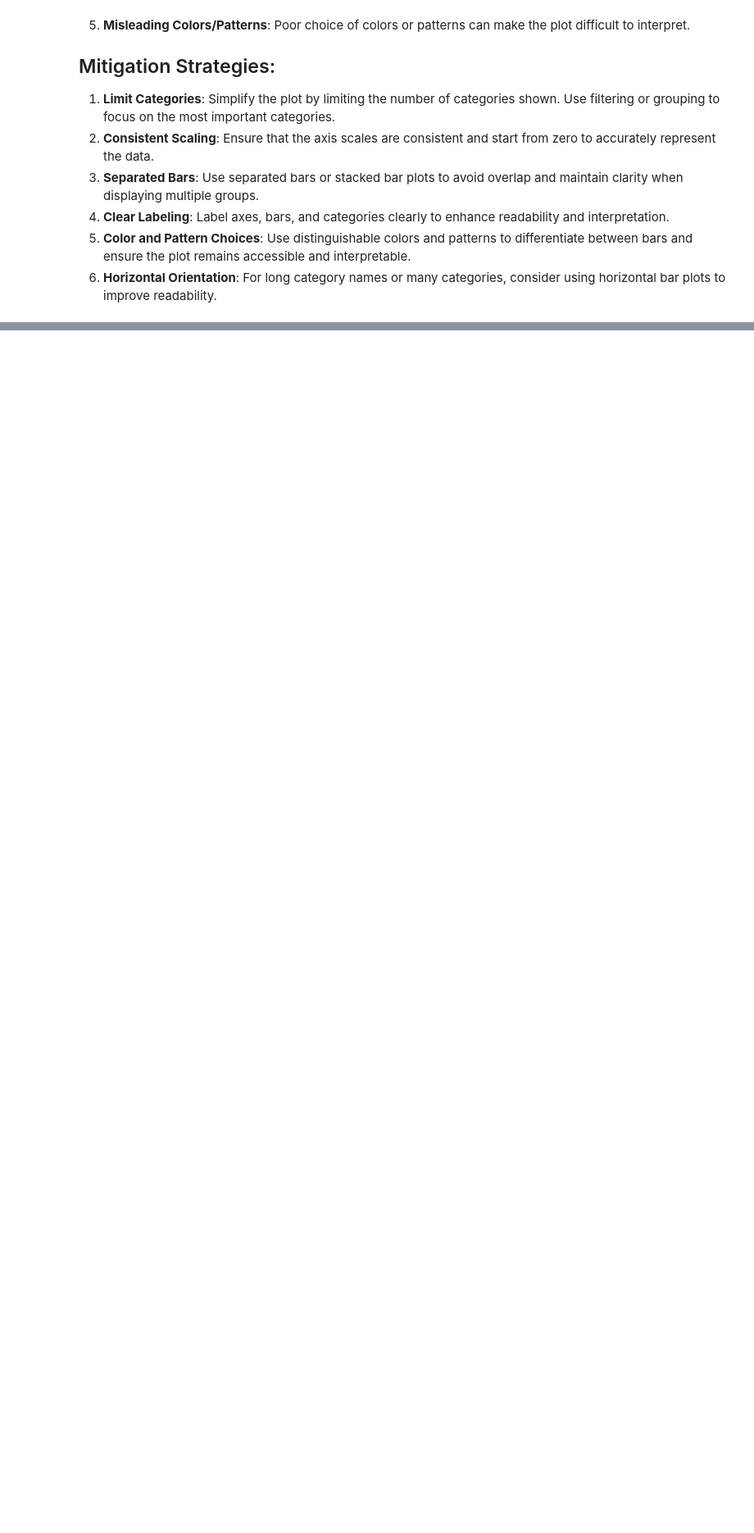
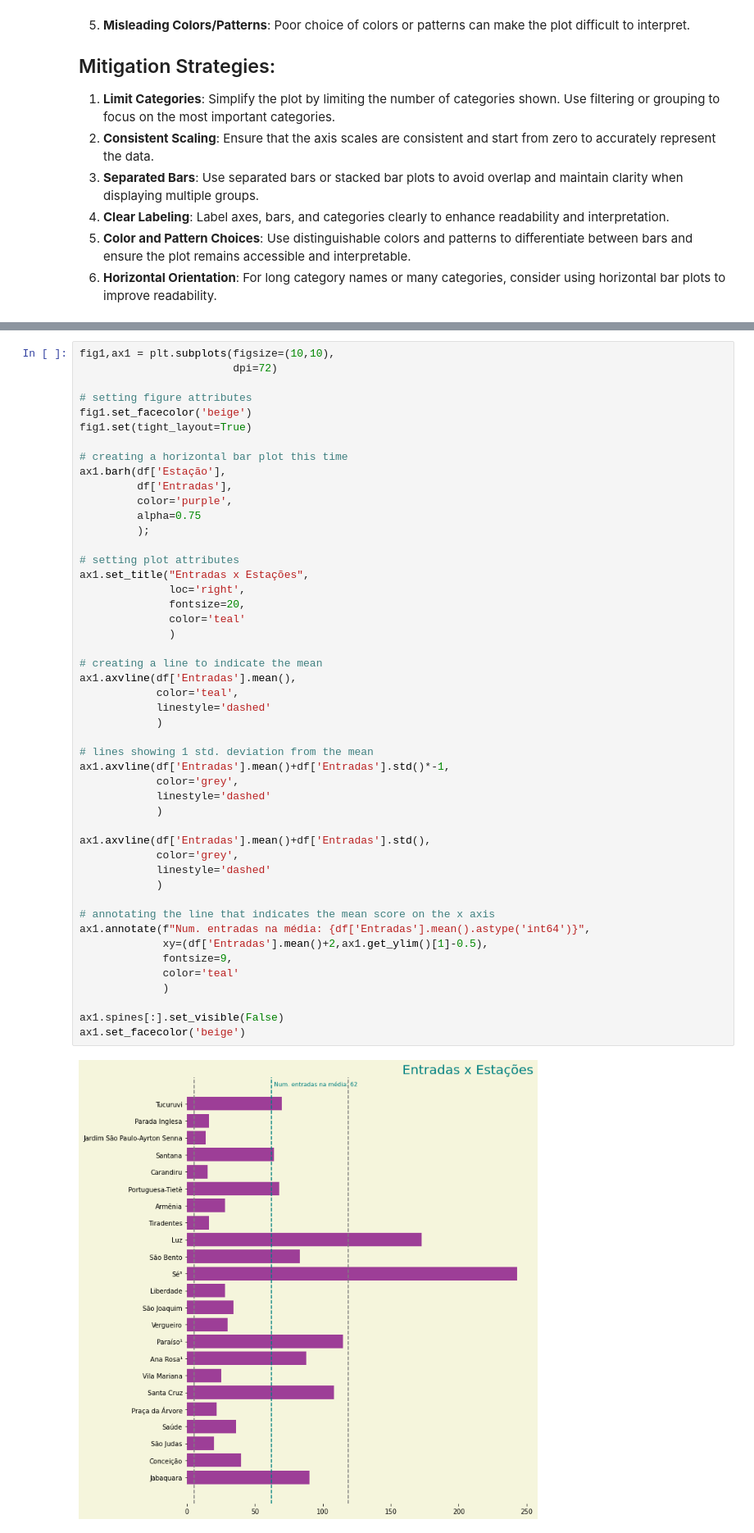
Before and after one commit to pedrohfm/dsnp, a Jupyter notebook: data-visualisation/barplot.ipynb, the cells around one changed output, grey strips where cells are left out. Shown at 82% size. Saved outputs shown, nothing was run; the diff lists cells and outputs as text; blank space fills up the shorter version.

```diff
--- a/data-visualisation/barplot.ipynb
+++ b/data-visualisation/barplot.ipynb
@@ -31,0 +103,50 @@ Bar plots, or bar charts, are graphical displays used to represent categorical d
+# %%
+fig1,ax1 = plt.subplots(figsize=(10,10),
+                        dpi=72)
+
+# setting figure attributes
+fig1.set_facecolor('beige')
+fig1.set(tight_layout=True)
+
+# creating a horizontal bar plot this time
+ax1.barh(df['Estação'],
+         df['Entradas'],
+         color='purple',
+         alpha=0.75
+         );
+
+# setting plot attributes
+ax1.set_title("Entradas x Estações",
+              loc='right',
+              fontsize=20,
+              color='teal'
+              )
+
+# creating a line to indicate the mean
+ax1.axvline(df['Entradas'].mean(),
+            color='teal',
+            linestyle='dashed'
+            )
+
+# lines showing 1 std. deviation from the mean
+ax1.axvline(df['Entradas'].mean()+df['Entradas'].std()*-1,
+            color='grey',
+            linestyle='dashed'
+            )
+
+ax1.axvline(df['Entradas'].mean()+df['Entradas'].std(),
+            color='grey',
+            linestyle='dashed'
+            )
+
+# annotating the line that indicates the mean score on the x axis
+ax1.annotate(f"Num. entradas na média: {df['Entradas'].mean().astype('int64')}",
+             xy=(df['Entradas'].mean()+2,ax1.get_ylim()[1]-0.5),
+             fontsize=9,
+             color='teal'
+             )
+
+ax1.spines[:].set_visible(False)
+ax1.set_facecolor('beige')
+# %% [output]
+[figure, added]
```
Also changed, not shown: parts of 4 cells of this notebook, 11 other files.
